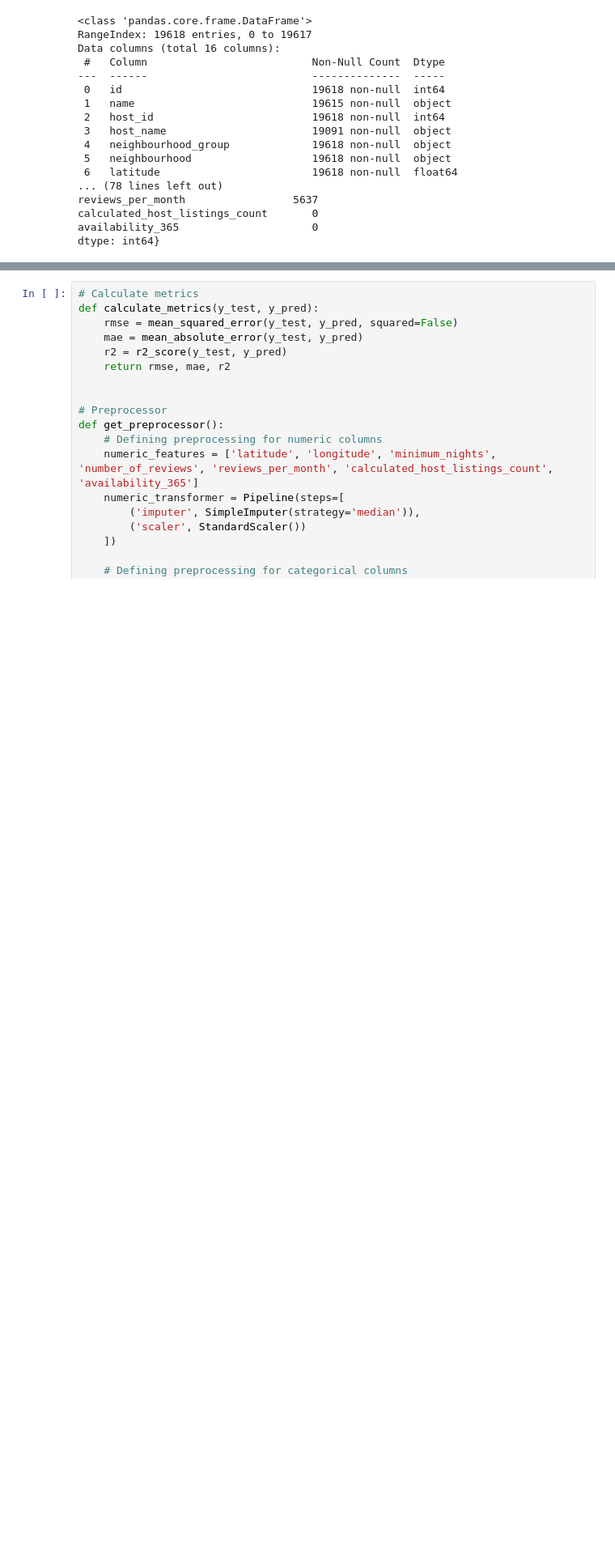
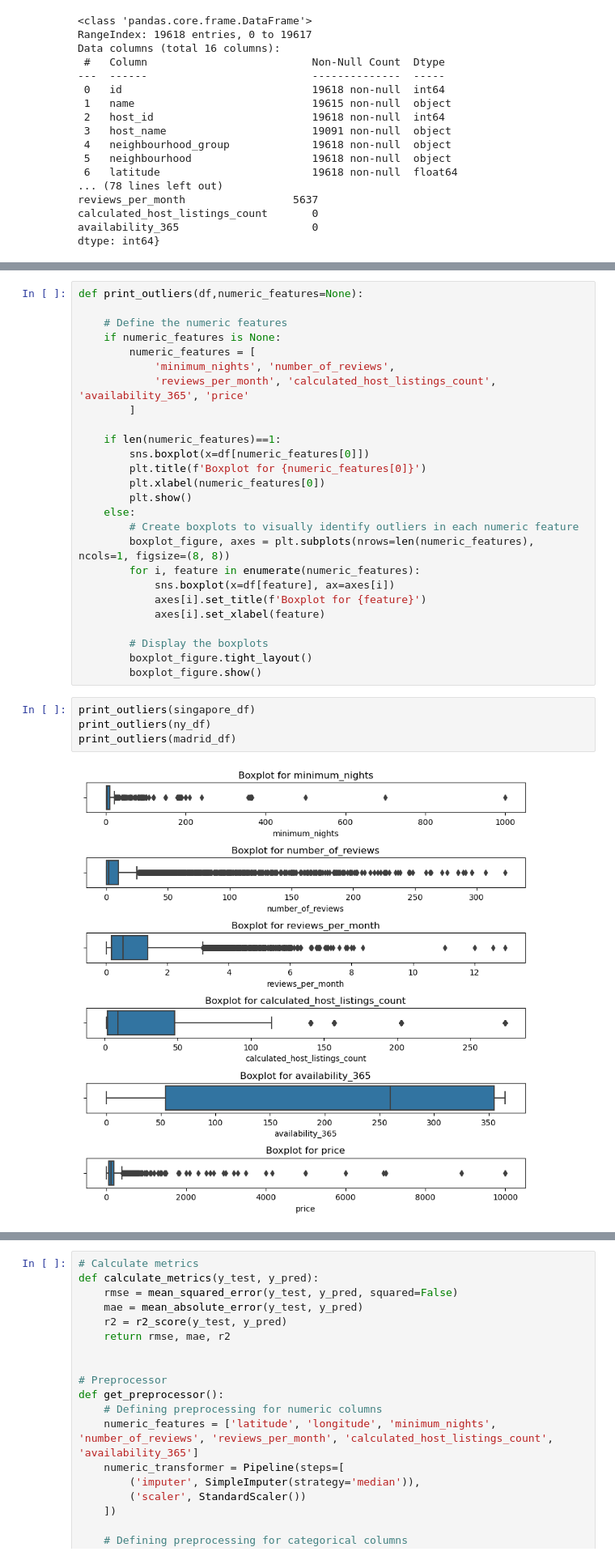
Before and after one commit to devxlag/Comp3608-Project, a Jupyter notebook: main.ipynb, the cells around one changed output, grey strips where cells are left out. Shown at 81% size. Cells and saved outputs as stored; diff of their text form; blank space fills up the shorter version.

```diff
--- a/main.ipynb
+++ b/main.ipynb
@@ -113,0 +116,32 @@ dtype: int64}
+# %%
+def print_outliers(df,numeric_features=None):
+
+    # Define the numeric features
+    if numeric_features is None:
+        numeric_features = [
+            'minimum_nights', 'number_of_reviews',
+            'reviews_per_month', 'calculated_host_listings_count', 'availability_365', 'price'
+        ]
+
+    if len(numeric_features)==1:
+        sns.boxplot(x=df[numeric_features[0]])
+        plt.title(f'Boxplot for {numeric_features[0]}')
+        plt.xlabel(numeric_features[0])
+        plt.show()
+    else:
+        # Create boxplots to visually identify outliers in each numeric feature
+        boxplot_figure, axes = plt.subplots(nrows=len(numeric_features), ncols=1, figsize=(8, 8))
+        for i, feature in enumerate(numeric_features):
+            sns.boxplot(x=df[feature], ax=axes[i])
+            axes[i].set_title(f'Boxplot for {feature}')
+            axes[i].set_xlabel(feature)
+
+        # Display the boxplots
+        boxplot_figure.tight_layout()
+        boxplot_figure.show()
+# %%
+print_outliers(singapore_df)
+print_outliers(ny_df)
+print_outliers(madrid_df)
+# %% [output]
+[figure, added]
```
Also changed, not shown: parts of 51 cells of this notebook, 1 other file.
